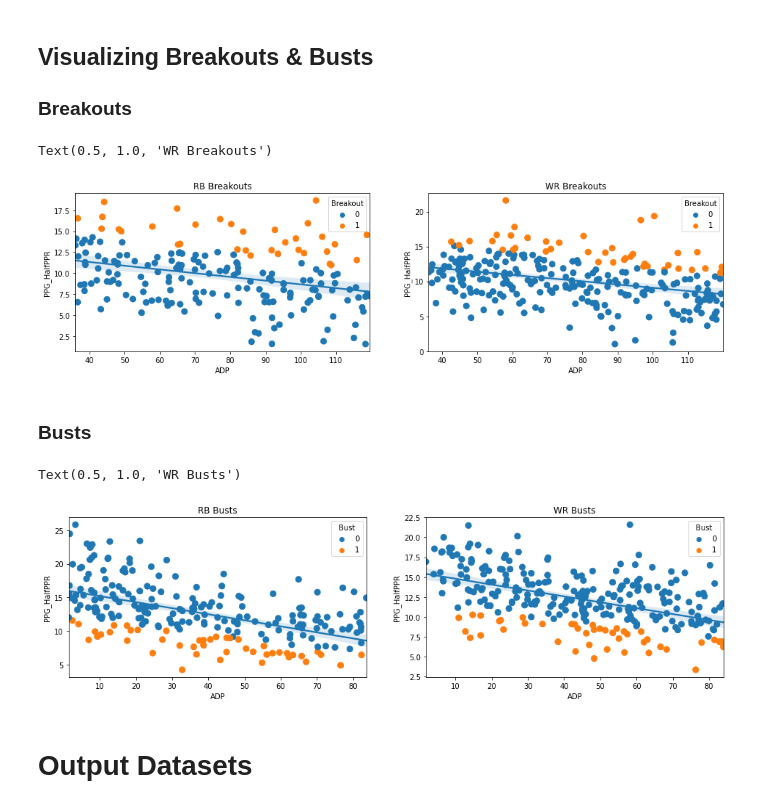
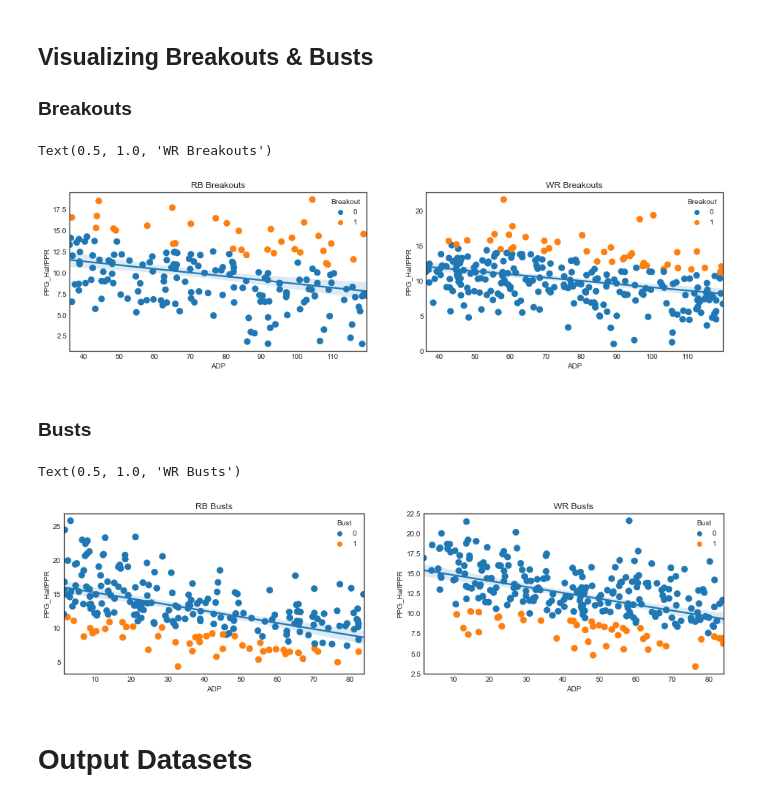
Before and after one commit to BrentonGraham/fantasy-football-ml, a Jupyter notebook: breakout-bust-prediction/1-data-preparation.ipynb, the cells around one changed output. Saved outputs shown, nothing was run; the diff lists cells and outputs as text; code cells hidden in the pictures.

```diff
--- a/breakout-bust-prediction/1-data-preparation.ipynb
+++ b/breakout-bust-prediction/1-data-preparation.ipynb
@@ -91,6 +99,7 @@ wr_breakout_df = get_expectedPPG(df.loc[(df.Position == 'WR') & (df.ADP >= 36)])
 wr_breakout_df['Breakout'] = np.where(wr_breakout_df['PPG_/_ExpPPG'] > 1.30, 1, 0)
 
 # Visualize distribution of PPG/ExpPPG
+plt.style.use('seaborn-white')
 sns.displot(wr_breakout_df, x='PPG_/_ExpPPG', edgecolor='white', hue='Breakout')
 # %% [output]
 <seaborn.axisgrid.FacetGrid at 0x...>
@@ -103,6 +112,7 @@ rb_bust_df = get_expectedPPG(df.loc[(df.Position == 'RB') & (df.ADP <= 84)])
 rb_bust_df['Bust'] = np.where(rb_bust_df['PPG_/_ExpPPG'] < 0.75, 1, 0)
 
 # Visualize distribution of PPG/ExpPPG
+plt.style.use('seaborn-white')
 sns.displot(rb_bust_df, x='PPG_/_ExpPPG', edgecolor='white', hue='Bust')
 # %% [output]
 <seaborn.axisgrid.FacetGrid at 0x...>
@@ -115,6 +125,7 @@ wr_bust_df = get_expectedPPG(df.loc[(df.Position == 'WR') & (df.ADP <= 84)])
 wr_bust_df['Bust'] = np.where(wr_bust_df['PPG_/_ExpPPG'] < 0.75, 1, 0)
 
 # Visualize distribution of PPG/ExpPPG
+plt.style.use('seaborn-white')
 sns.displot(wr_bust_df, x='PPG_/_ExpPPG', edgecolor='white', hue='Bust')
 # %% [output]
 <seaborn.axisgrid.FacetGrid at 0x...>
@@ -124,6 +135,7 @@ sns.displot(wr_bust_df, x='PPG_/_ExpPPG', edgecolor='white', hue='Bust')
 ### Breakouts
 # %%
 # Figure space
+plt.style.use('seaborn-white')
 fig, ax = plt.subplots(1, 2, figsize=(16, 4))
 
 # RB Breakouts
@@ -139,27 +151,28 @@ ax[0].set_title('RB Breakouts')
 ax[1].set_title('WR Breakouts')
 # %% [output]
 Text(0.5, 1.0, 'WR Breakouts')
-[figure, old version]
+[figure, new version]
 # %% [markdown]
 ### Busts
 # %%
 # Figure space
+plt.style.use('seaborn-white')
 fig, ax = plt.subplots(1, 2, figsize=(16, 4))
 
 # RB Breakouts
 sns.regplot(data=rb_bust_df, x='ADP', y='PPG_HalfPPR', color=None, ax=ax[0])
 sns.scatterplot(data=rb_bust_df, x='ADP', y='PPG_HalfPPR', edgecolor=None, hue='Bust', s=70, ax=ax[0])
 
 # WR Breatkouts
 sns.regplot(data=wr_bust_df, x='ADP', y='PPG_HalfPPR', color=None, ax=ax[1])
 sns.scatterplot(data=wr_bust_df, x='ADP', y='PPG_HalfPPR', edgecolor=None, hue='Bust', s=70, ax=ax[1])
 
 # Labels
 ax[0].set_title('RB Busts')
 ax[1].set_title('WR Busts')
 # %% [output]
 Text(0.5, 1.0, 'WR Busts')
-[figure, old version]
+[figure, new version]
 # %% [markdown]
 # Output Datasets
 # %%
```
Also changed, not shown: parts of 8 cells of this notebook, 5 other files.
